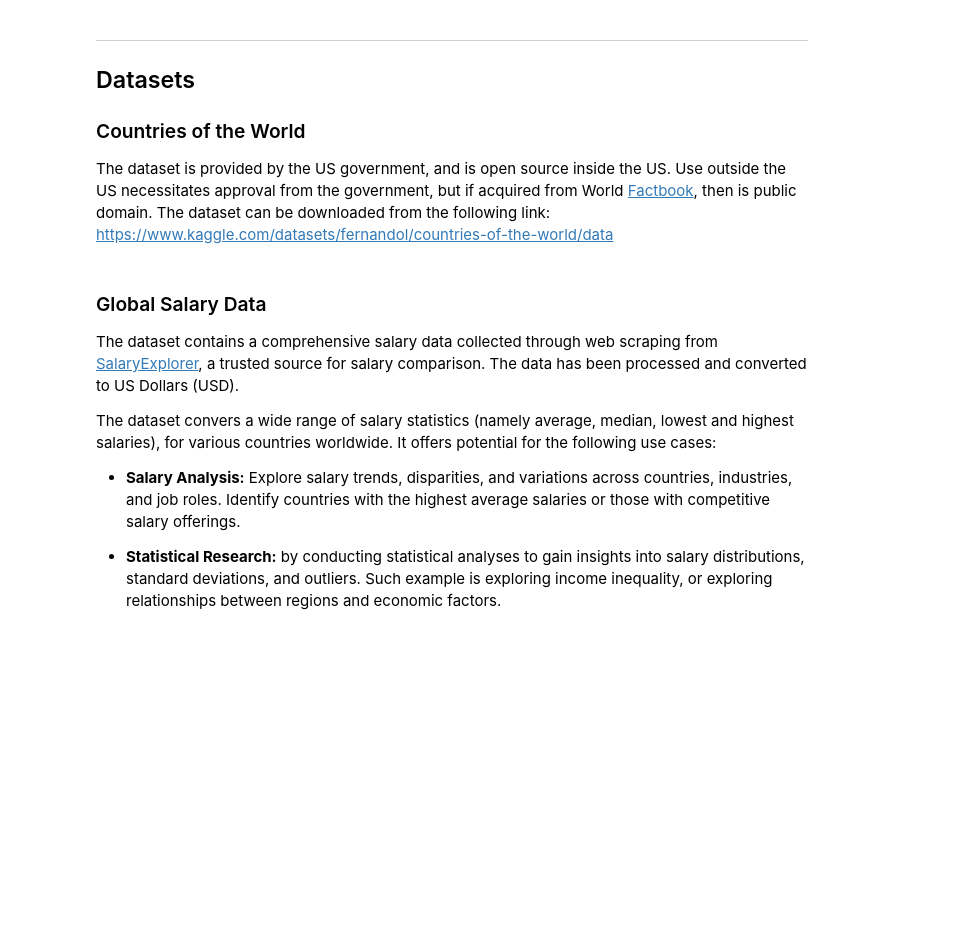
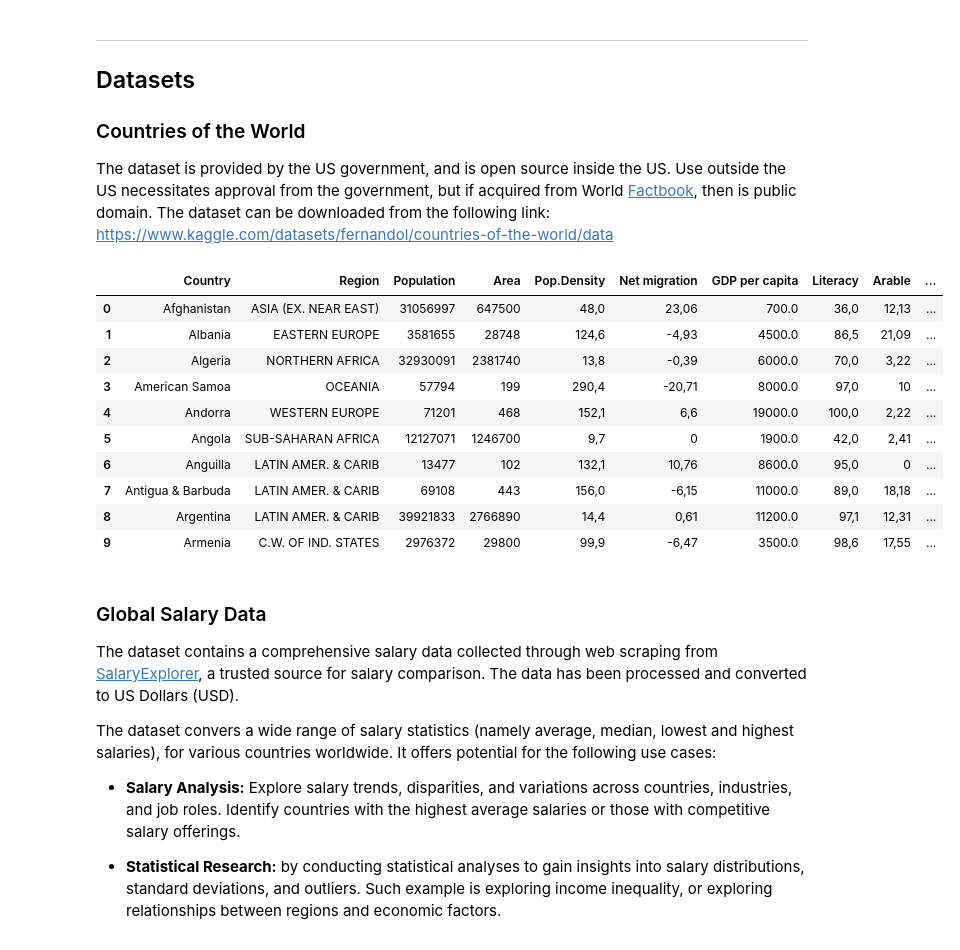
Before and after one commit to davevarga/salaries-eda, a Jupyter notebook: analysis.ipynb, the cells around one changed output. Saved outputs shown, nothing was run; the diff lists cells and outputs as text; code cells hidden in the pictures; blank space fills up the shorter version.

```diff
--- a/analysis.ipynb
+++ b/analysis.ipynb
@@ -16,17 +16,29 @@ The dataset is provided by the US government, and is open source inside the US.
 # %%
 import pandas as pd
 
 # Load Countries of the World (CW) from file
-cw = pd.read_csv('data/countries.csv')
+cw = pd.read_csv('countries.csv')
 
 # Drop information that we will not use
 cw = cw.drop(['Coastline', 'Infant mortality', 'Phones', 'Crops', 'Other'], axis=1)
 
 # Create a new column for total GDP by multiplying GDP per capita with population
 cw['GDP'] = cw['GDP per capita'] * cw['Population']
 
 # Visualize dataset
 cw.head(10)
+# %% [output]
+|  | Country | Region | Population | Area | Pop.Density | Net migration | GDP per capita | Literacy | Arable | ... |
+| 0 | Afghanistan | ASIA (EX. NEAR EAST) | 31056997 | 647500 | 48,0 | 23,06 | 700.0 | 36,0 | 12,13 | ... |
+| 1 | Albania | EASTERN EUROPE | 3581655 | 28748 | 124,6 | -4,93 | 4500.0 | 86,5 | 21,09 | ... |
+| 2 | Algeria | NORTHERN AFRICA | 32930091 | 2381740 | 13,8 | -0,39 | 6000.0 | 70,0 | 3,22 | ... |
+| 3 | American Samoa | OCEANIA | 57794 | 199 | 290,4 | -20,71 | 8000.0 | 97,0 | 10 | ... |
+| 4 | Andorra | WESTERN EUROPE | 71201 | 468 | 152,1 | 6,6 | 19000.0 | 100,0 | 2,22 | ... |
+| 5 | Angola | SUB-SAHARAN AFRICA | 12127071 | 1246700 | 9,7 | 0 | 1900.0 | 42,0 | 2,41 | ... |
+| 6 | Anguilla | LATIN AMER. & CARIB | 13477 | 102 | 132,1 | 10,76 | 8600.0 | 95,0 | 0 | ... |
+| 7 | Antigua & Barbuda | LATIN AMER. & CARIB | 69108 | 443 | 156,0 | -6,15 | 11000.0 | 89,0 | 18,18 | ... |
+| 8 | Argentina | LATIN AMER. & CARIB | 39921833 | 2766890 | 14,4 | 0,61 | 11200.0 | 97,1 | 12,31 | ... |
+| 9 | Armenia | C.W. OF IND. STATES | 2976372 | 29800 | 99,9 | -6,47 | 3500.0 | 98,6 | 17,55 | ... |
 # %% [markdown]
 ### Global Salary Data
 
```
Also changed, not shown: parts of 29 cells of this notebook, 1 other file.
